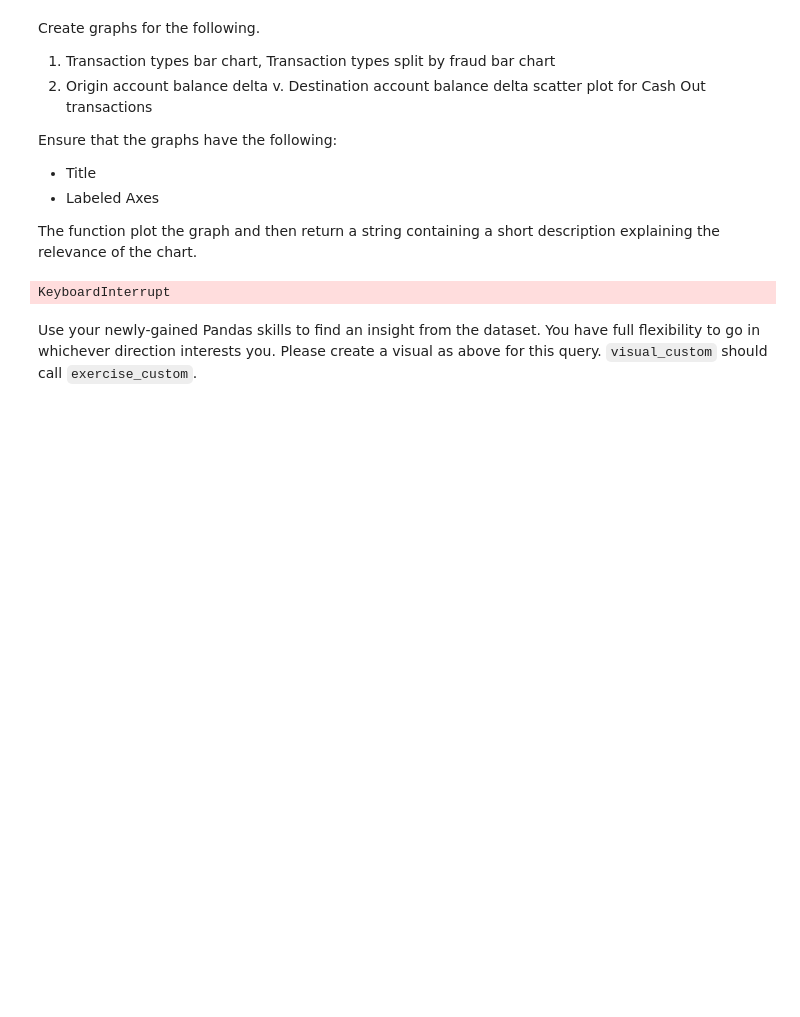
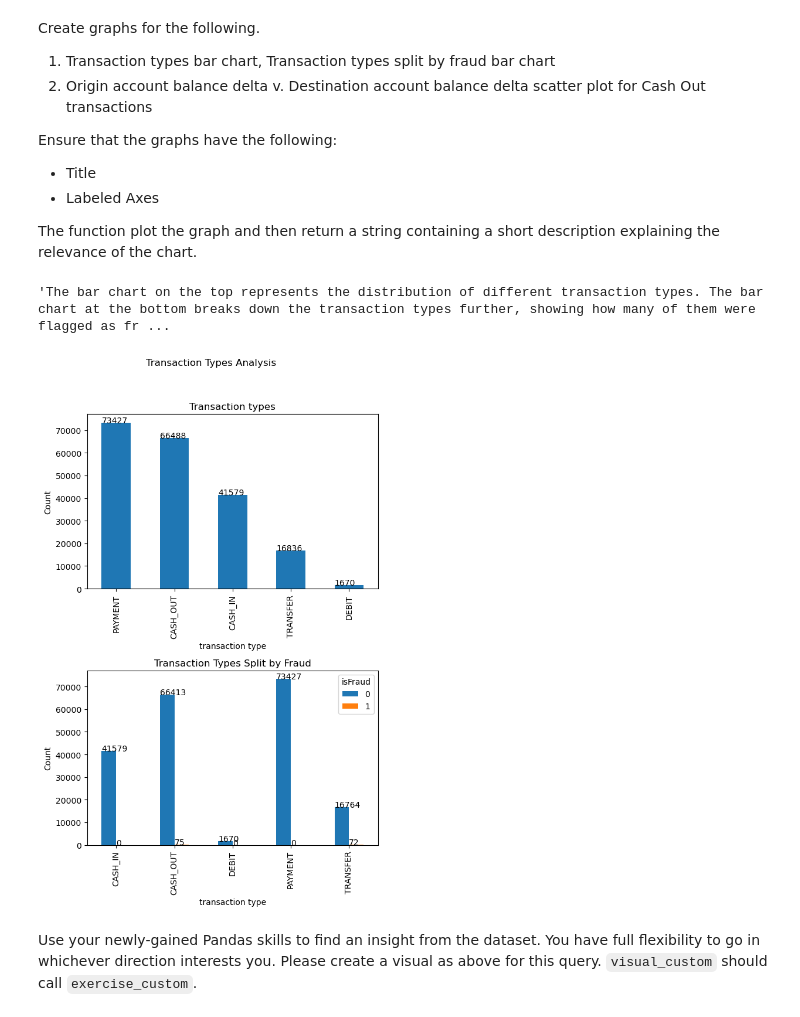
Before and after one commit to siddcyber/forage-security, a Jupyter notebook: task1.ipynb, the cells around one changed output. Drawn from its saved outputs; the diff is of its cells as text; code cells hidden in the pictures; blank space fills up the shorter version.

```diff
--- a/task1.ipynb
+++ b/task1.ipynb
@@ -80,8 +80,7 @@ def exercise_0(file):
 
 # Return the column names as a list from the dataframe.
 def exercise_1(df):
-    columnNames = list(df.columns)
-    return columnNames
+    return list(df.columns)
 
 
 # Return the first k rows from the dataframe.
@@ -131,5 +130,7 @@ def exercise_custom(df):
 
 def visual_custom(df):
     pass
+df = exercise_0('transactions.csv')
+print(exercise_1(exercise_0('transactions.csv')))
 # %% [output]
 ['step', 'type', 'amount', 'nameOrig', 'oldbalanceOrg', 'newbalanceOrig', 'nameDest', 'oldbalanceDest', 'newbalanceDest', 'isFraud', 'isFlaggedFraud']
@@ -161,33 +145,56 @@ Ensure that the graphs have the following:
 
 The function plot the graph and then return a string containing a short description explaining the relevance of the chart.
 # %%
+# def visual_1(df):
+#     def transaction_counts(df):
+#         # TODO
+#         pass
+#     def transaction_counts_split_by_fraud(df):
+#         # TODO
+#         pass
+
+#     fig, axs = plt.subplots(2, figsize=(6,10))
+#     transaction_counts(df).plot(ax=axs[0], kind='bar')
+#     axs[0].set_title('TODO')
+#     axs[0].set_xlabel('TODO')
+#     axs[0].set_ylabel('TODO')
+#     transaction_counts_split_by_fraud(df).plot(ax=axs[1], kind='bar')
+#     axs[1].set_title('TODO')
+#     axs[1].set_xlabel('TODO')
+#     axs[1].set_ylabel('TODO')
+#     fig.suptitle('TODO')
+#     fig.tight_layout(rect=[0, 0.03, 1, 0.95])
+#     for ax in axs:
+#       for p in ax.patches:
+#           ax.annotate(p.get_height(), (p.get_x(), p.get_height()))
+#     return 'TODO'
+
 def visual_1(df):
     def transaction_counts(df):
-        # TODO
-        pass
+        return df['type'].value_counts()
+
     def transaction_counts_split_by_fraud(df):
-        # TODO
-        pass
+        return df.groupby(['type', 'isFraud']).size().unstack(fill_value=0)
 
-    fig, axs = plt.subplots(2, figsize=(6,10))
+    fig, axs = plt.subplots(2, figsize=(6, 10))
     transaction_counts(df).plot(ax=axs[0], kind='bar')
-    axs[0].set_title('TODO')
-    axs[0].set_xlabel('TODO')
-    axs[0].set_ylabel('TODO')
+    axs[0].set_title('Transaction types')
+    axs[0].set_xlabel('transaction type')
+    axs[0].set_ylabel('Count')
     transaction_counts_split_by_fraud(df).plot(ax=axs[1], kind='bar')
-    axs[1].set_title('TODO')
-    axs[1].set_xlabel('TODO')
-    axs[1].set_ylabel('TODO')
-    fig.suptitle('TODO')
+    axs[1].set_title('Transaction Types Split by Fraud')
+    axs[1].set_xlabel('transaction type')
+    axs[1].set_ylabel('Count')
+    fig.suptitle('Transaction Types Analysis')
     fig.tight_layout(rect=[0, 0.03, 1, 0.95])
     for ax in axs:
-      for p in ax.patches:
-          ax.annotate(p.get_height(), (p.get_x(), p.get_height()))
-    return 'TODO'
-
+        for p in ax.patches:
+            ax.annotate(p.get_height(), (p.get_x(), p.get_height()))
+    return 'The bar chart on the top represents the distribution of different transaction types. The bar chart at the bottom breaks down the transaction types further, showing how many of them were flagged as fraud and how many were not.'
 visual_1(df)
 # %% [output]
-KeyboardInterrupt
+'The bar chart on the top represents the distribution of different transaction types. The bar chart at the bottom breaks down the transaction types further, showing how many of them were flagged as fr ...
+[figure, added]
 # %%
 def visual_2(df):
     def query(df):
```
Also changed, not shown: parts of 1 cell of this notebook, 1 other file.
